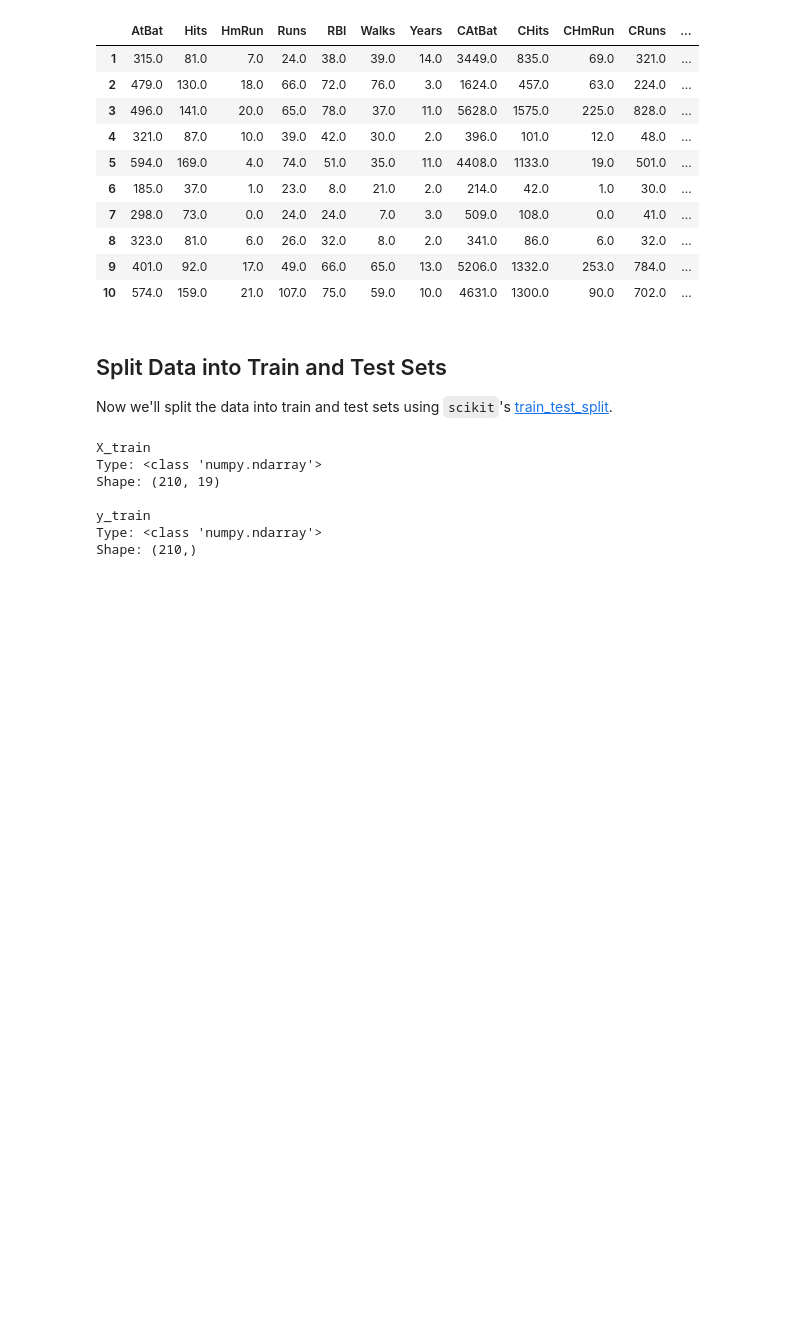
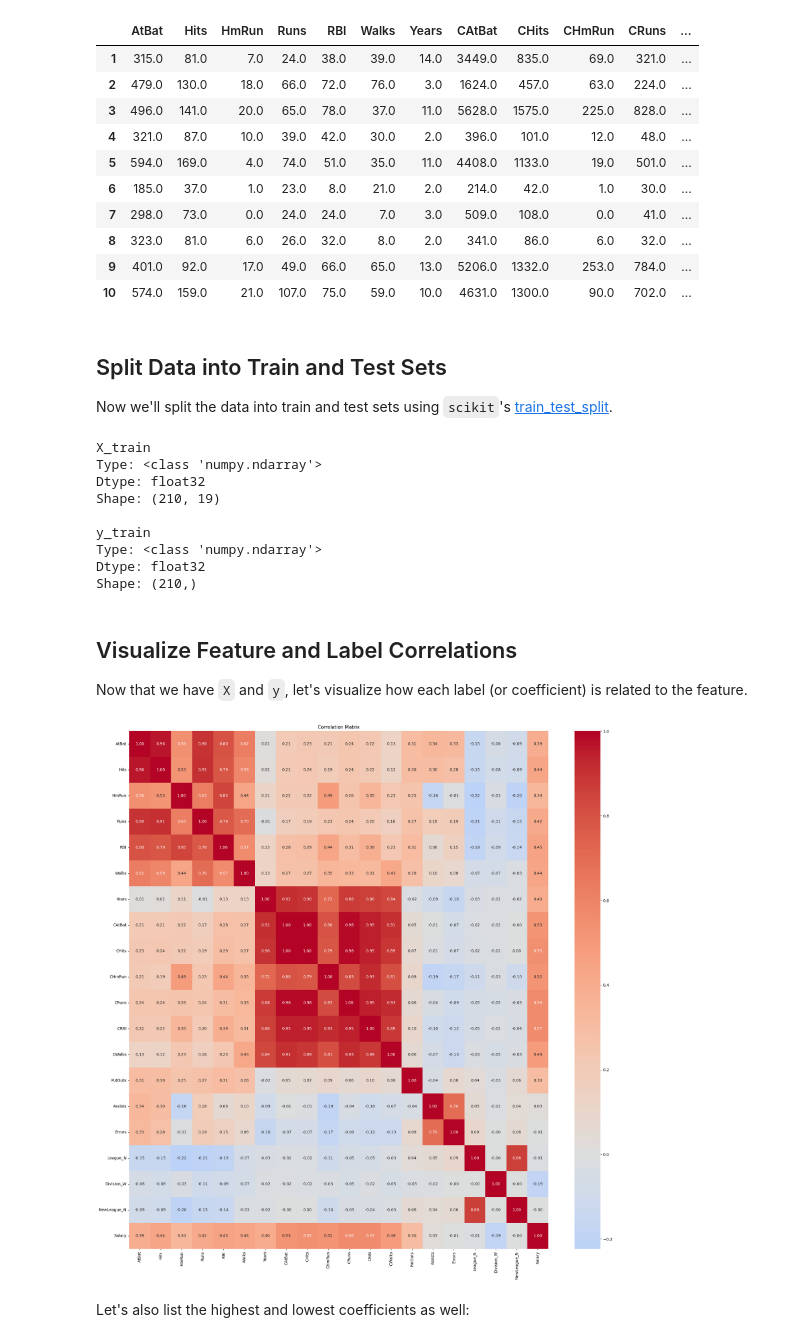
Before and after one commit to crdcamp/ml-learning-linear-regression-part-2, a Jupyter notebook: coding_labs/textbook_coding_lab_review.ipynb, the cells around one changed output. Saved outputs shown, nothing was run; the diff lists cells and outputs as text; code cells hidden in the pictures; blank space fills up the shorter version.

Commit message:
Correlation matrix graph finished

```diff
--- a/coding_labs/textbook_coding_lab_review.ipynb
+++ b/coding_labs/textbook_coding_lab_review.ipynb
@@ -89,19 +92,46 @@ Hitters.head(10)
 Now we'll split the data into train and test sets using `scikit`'s [train_test_split](https://scikit-learn.org/stable/modules/generated/sklearn.model_selection.train_test_split.html).
 # %%
 # Split into train and test data
-X, y = Hitters.drop("Salary", axis=1).to_numpy(), Hitters["Salary"].to_numpy()
+X, y = Hitters.drop("Salary", axis=1).to_numpy(), Hitters["Salary"].to_numpy() # Convert to `numpy` for future operations
 X_train, X_test, y_train, y_test = skl.model_selection.train_test_split(X, y,
                                                                         test_size=0.2,
                                                                         random_state=0)
 
-print(f"X_train\nType: {type(X_train)}\nShape: {X_train.shape}")
+print(f"X_train\nType: {type(X_train)}\nDtype: {X_train.dtype}\nShape: {X_train.shape}")
 print()
-print(f"y_train\nType: {type(y_train)}\nShape: {y_train.shape}")
+print(f"y_train\nType: {type(y_train)}\nDtype: {y_train.dtype}\nShape: {y_train.shape}")
 # %% [output]
 X_train
 Type: <class 'numpy.ndarray'>
+Dtype: float32
 Shape: (210, 19)
 
 y_train
 Type: <class 'numpy.ndarray'>
+Dtype: float32
 Shape: (210,)
+# %% [markdown]
+## Visualize Feature and Label Correlations
+
+Now that we have `X` and `y`, let's visualize how each label (or coefficient) is related to the feature.
+# %%
+Xy_corrcoef = np.corrcoef(X.T, y)
+
+# Add feature labels
+feature_names = list(Hitters.drop("Salary", axis=1).columns) + ['Salary']
+
+plt.figure(figsize=(20, 20))
+sns.heatmap(Xy_corrcoef,
+            xticklabels=feature_names,
+            yticklabels=feature_names,
+            cmap='coolwarm',
+            center=0,
+            annot=True,
+            fmt='.2f')
+plt.title('Correlation Matrix')
+plt.tight_layout()
+plt.show()
+# %% [output]
+[figure, added]
+# %% [markdown]
+Let's also list the highest and lowest coefficients as well:
```
Also changed, not shown: parts of 5 cells of this notebook.
